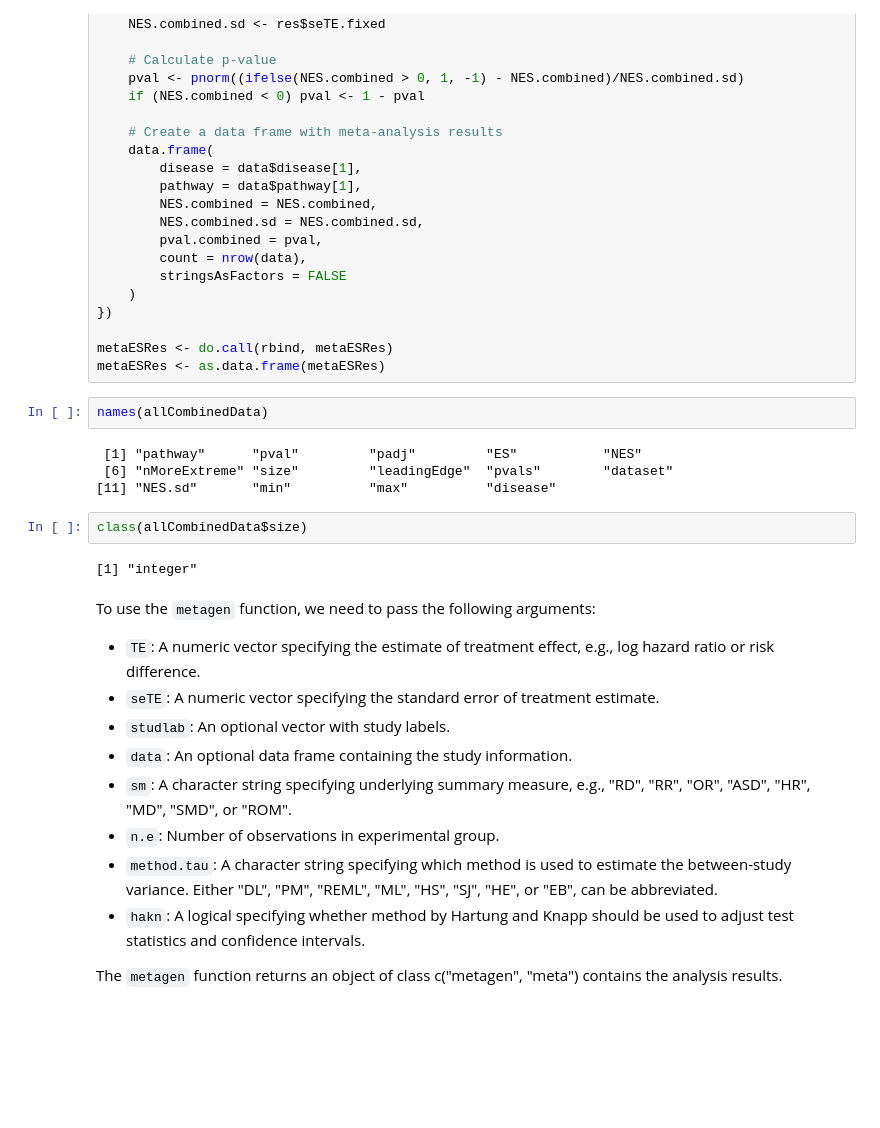
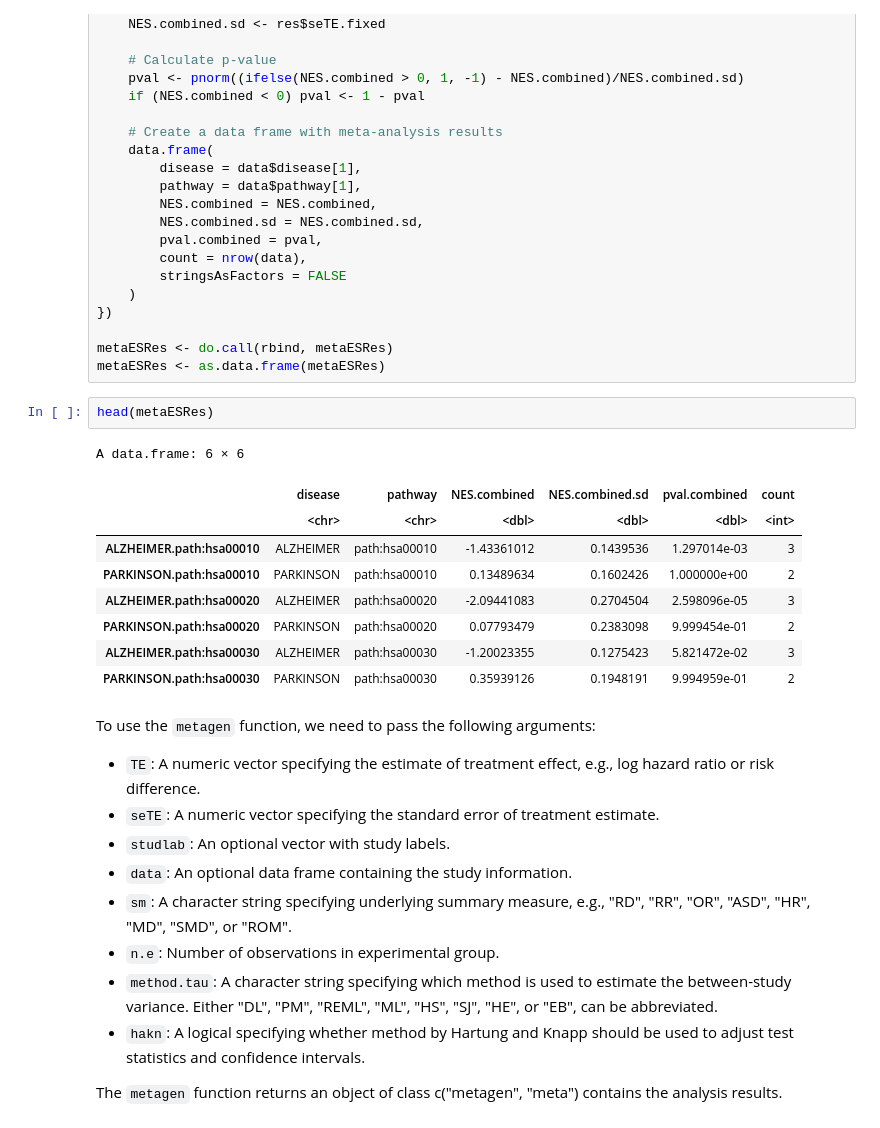
Before and after one commit to NIGMS/Consensus-Pathway-Analysis-in-the-Cloud, a Jupyter notebook: Module05-Meta_Analysis.ipynb, the cells around one changed output. Cells and saved outputs as stored; diff of their text form; blank space fills up the shorter version.

```diff
--- a/Module05-Meta_Analysis.ipynb
+++ b/Module05-Meta_Analysis.ipynb
@@ -799,16 +808,18 @@ metaESRes <- lapply(split(allCombinedData, ~disease + pathway), function(data) {
 
 metaESRes <- do.call(rbind, metaESRes)
 metaESRes <- as.data.frame(metaESRes)
-# %%
-names(allCombinedData)
-# %% [output]
- [1] "pathway"      "pval"         "padj"         "ES"           "NES"
- [6] "nMoreExtreme" "size"         "leadingEdge"  "pvals"        "dataset"
-[11] "NES.sd"       "min"          "max"          "disease"
 # %%
-class(allCombinedData$size)
+head(metaESRes)
 # %% [output]
-[1] "integer"
+A data.frame: 6 × 6
+|  | disease | pathway | NES.combined | NES.combined.sd | pval.combined | count |
+|  | <chr> | <chr> | <dbl> | <dbl> | <dbl> | <int> |
+| ALZHEIMER.path:hsa00010 | ALZHEIMER | path:hsa00010 | -1.43361012 | 0.1439536 | 1.297014e-03 | 3 |
+| PARKINSON.path:hsa00010 | PARKINSON | path:hsa00010 | 0.13489634 | 0.1602426 | 1.000000e+00 | 2 |
+| ALZHEIMER.path:hsa00020 | ALZHEIMER | path:hsa00020 | -2.09441083 | 0.2704504 | 2.598096e-05 | 3 |
+| PARKINSON.path:hsa00020 | PARKINSON | path:hsa00020 | 0.07793479 | 0.2383098 | 9.999454e-01 | 2 |
+| ALZHEIMER.path:hsa00030 | ALZHEIMER | path:hsa00030 | -1.20023355 | 0.1275423 | 5.821472e-02 | 3 |
+| PARKINSON.path:hsa00030 | PARKINSON | path:hsa00030 | 0.35939126 | 0.1948191 | 9.994959e-01 | 2 |
 # %% [markdown]
 To use the `metagen` function, we need to pass the following arguments:
 
```
Also changed, not shown: parts of 13 cells of this notebook, 10 other files.
